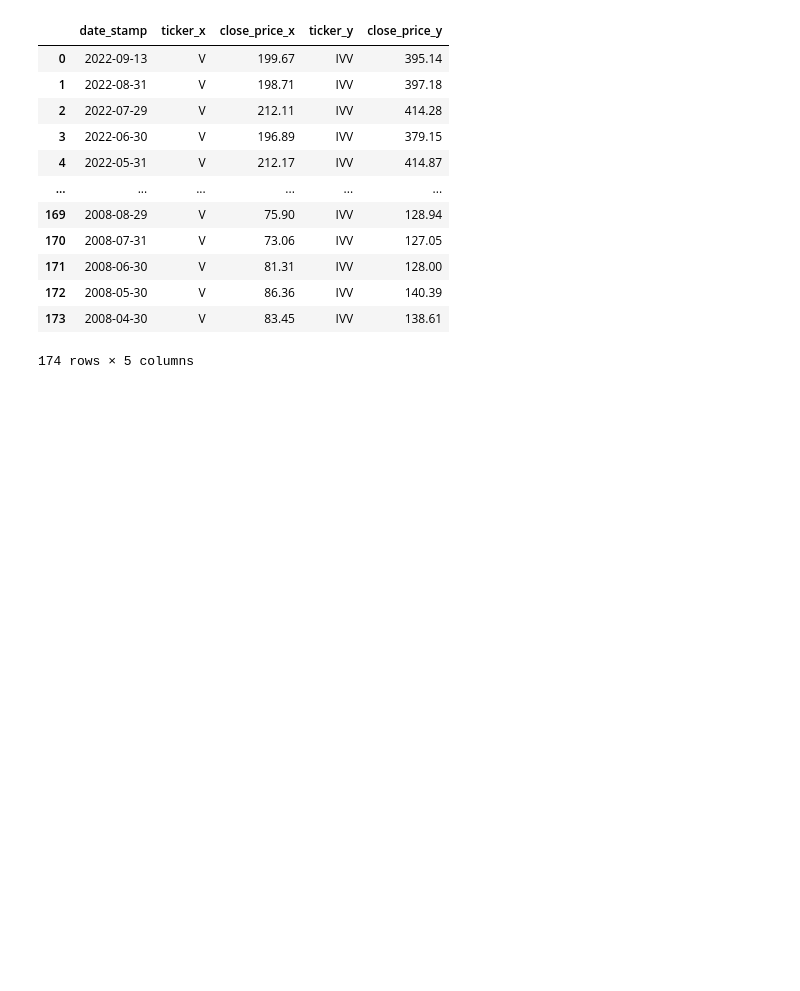
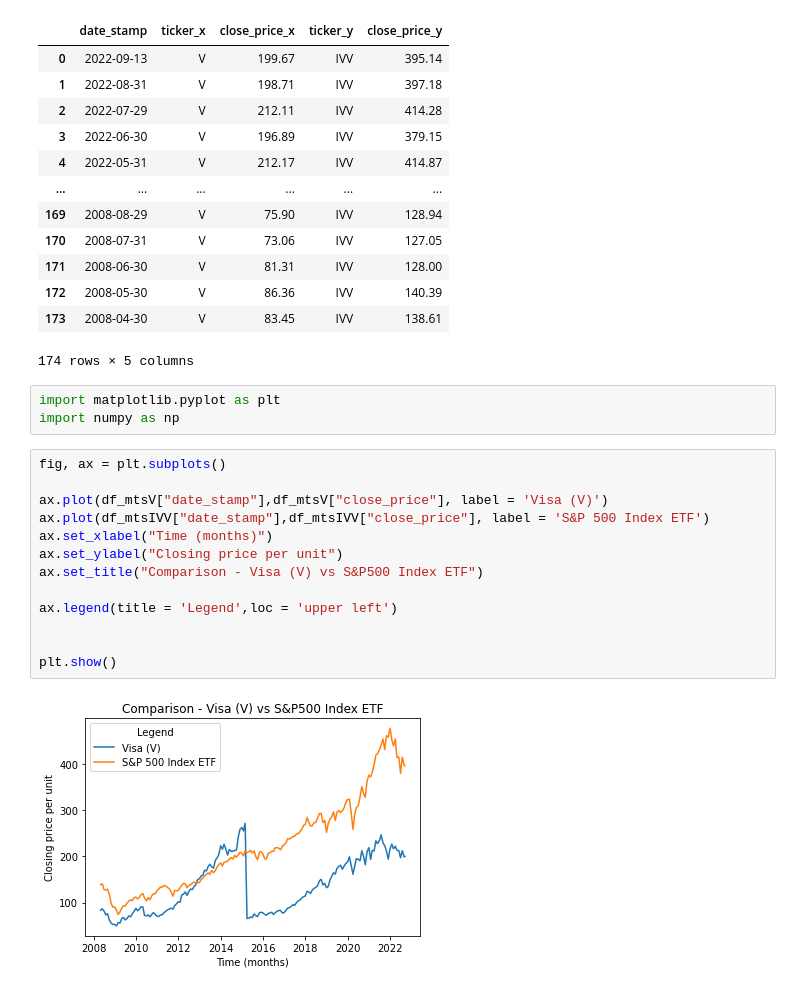
Before and after one commit to WagnerLD/UCDPA_LisaWagner, a Jupyter notebook: UCDPA_LisaWagner_Assignment/UCDPA_LisaWagner_Assignment.ipynb, the cells around one changed output. Drawn from its saved outputs; the diff is of its cells as text; blank space fills up the shorter version.

```diff
--- a/UCDPA_LisaWagner_Assignment/UCDPA_LisaWagner_Assignment.ipynb
+++ b/UCDPA_LisaWagner_Assignment/UCDPA_LisaWagner_Assignment.ipynb
@@ -368,3 +373,21 @@ pd.merge(df_mtsV,df_mtsIVV, on="date_stamp", how = "inner")
 | 172 | 2008-05-30 | V | 86.36 | IVV | 140.39 |
 | 173 | 2008-04-30 | V | 83.45 | IVV | 138.61 |
 174 rows × 5 columns
+# %%
+import matplotlib.pyplot as plt
+import numpy as np
+# %%
+fig, ax = plt.subplots()
+
+ax.plot(df_mtsV["date_stamp"],df_mtsV["close_price"], label = 'Visa (V)')
+ax.plot(df_mtsIVV["date_stamp"],df_mtsIVV["close_price"], label = 'S&P 500 Index ETF')
+ax.set_xlabel("Time (months)")
+ax.set_ylabel("Closing price per unit")
+ax.set_title("Comparison - Visa (V) vs S&P500 Index ETF")
+
+ax.legend(title = 'Legend',loc = 'upper left')
+
+
+plt.show()
+# %% [output]
+[figure, added]
```
Also changed, not shown: parts of 4 cells of this notebook.
